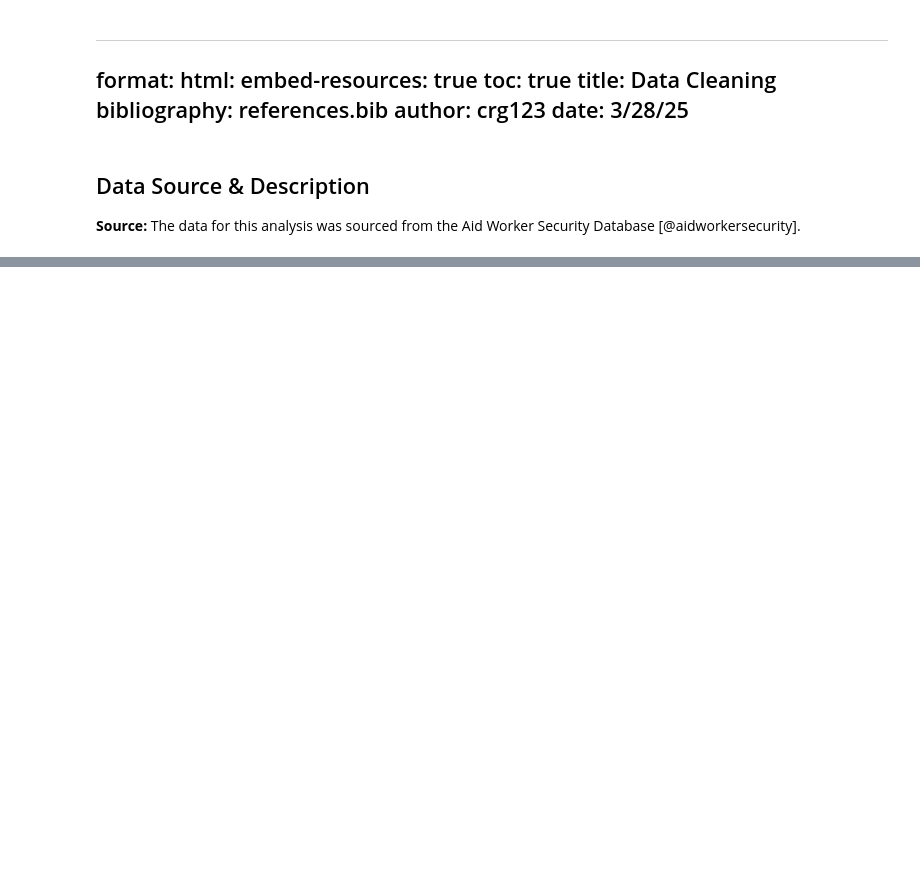
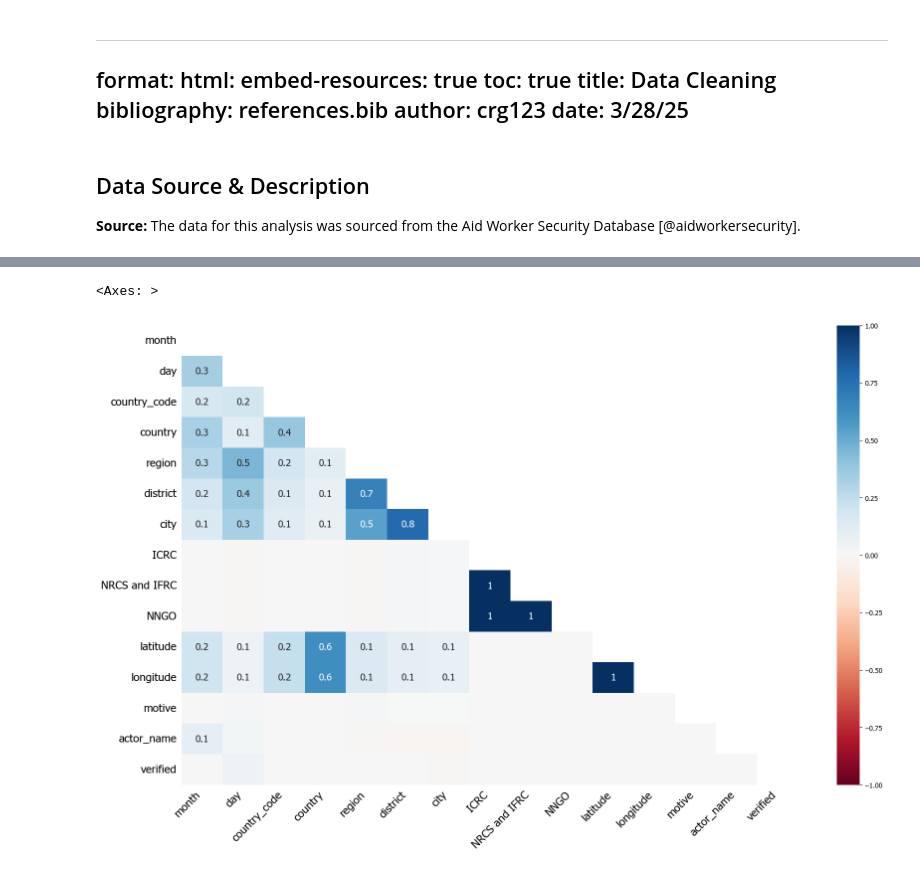
Before and after one commit to DSAN-Viz2025/DSAN-Viz2025.github.io, a Jupyter notebook: data_cleaning.ipynb, the cells around one changed output, grey strips where cells are left out. Drawn from its saved outputs; the diff is of its cells as text; code cells hidden in the pictures; blank space fills up the shorter version.

```diff
--- a/data_cleaning.ipynb
+++ b/data_cleaning.ipynb
@@ -40,0 +124,5 @@ df.head()
+# %%
+msno.heatmap(df)
+# %% [output]
+<Axes: >
+[figure, added]
```
Also changed, not shown: parts of 42 cells of this notebook, 9 other files.
